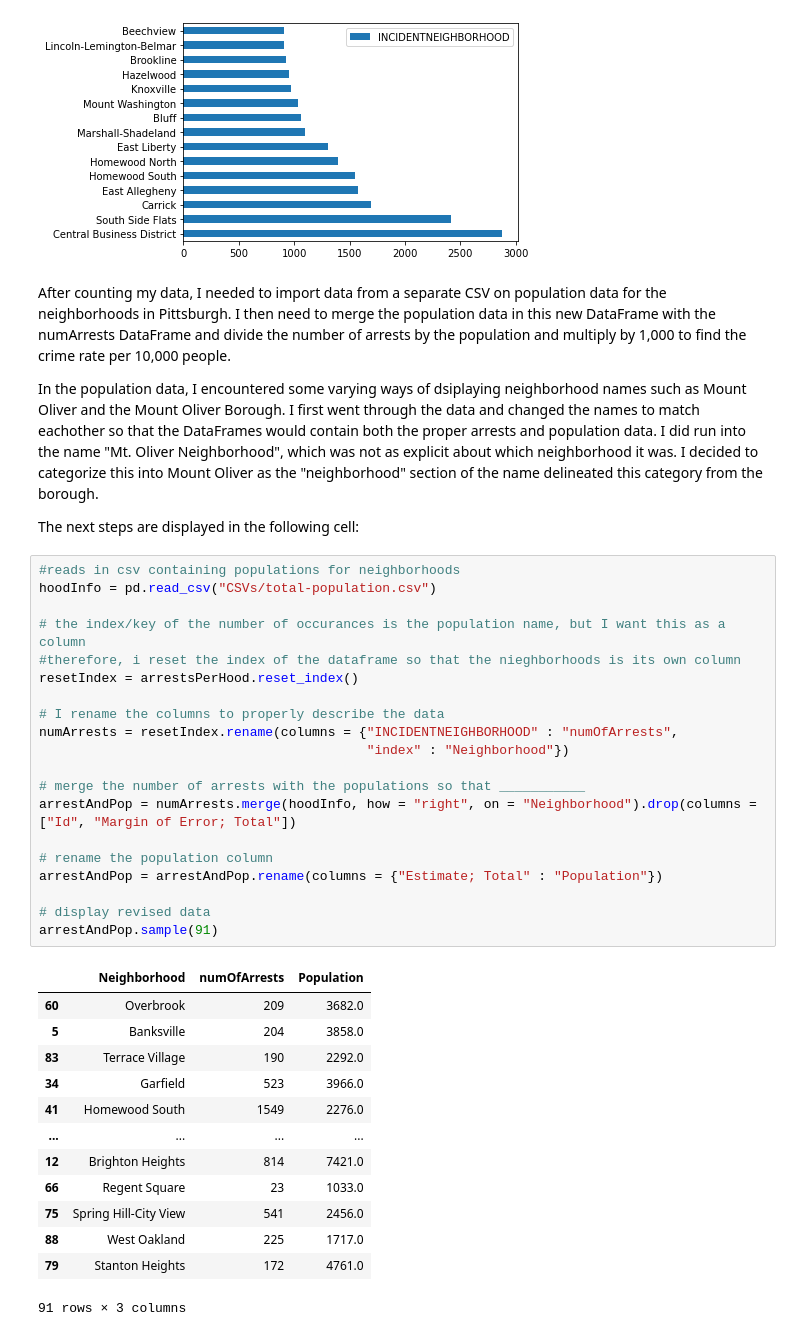
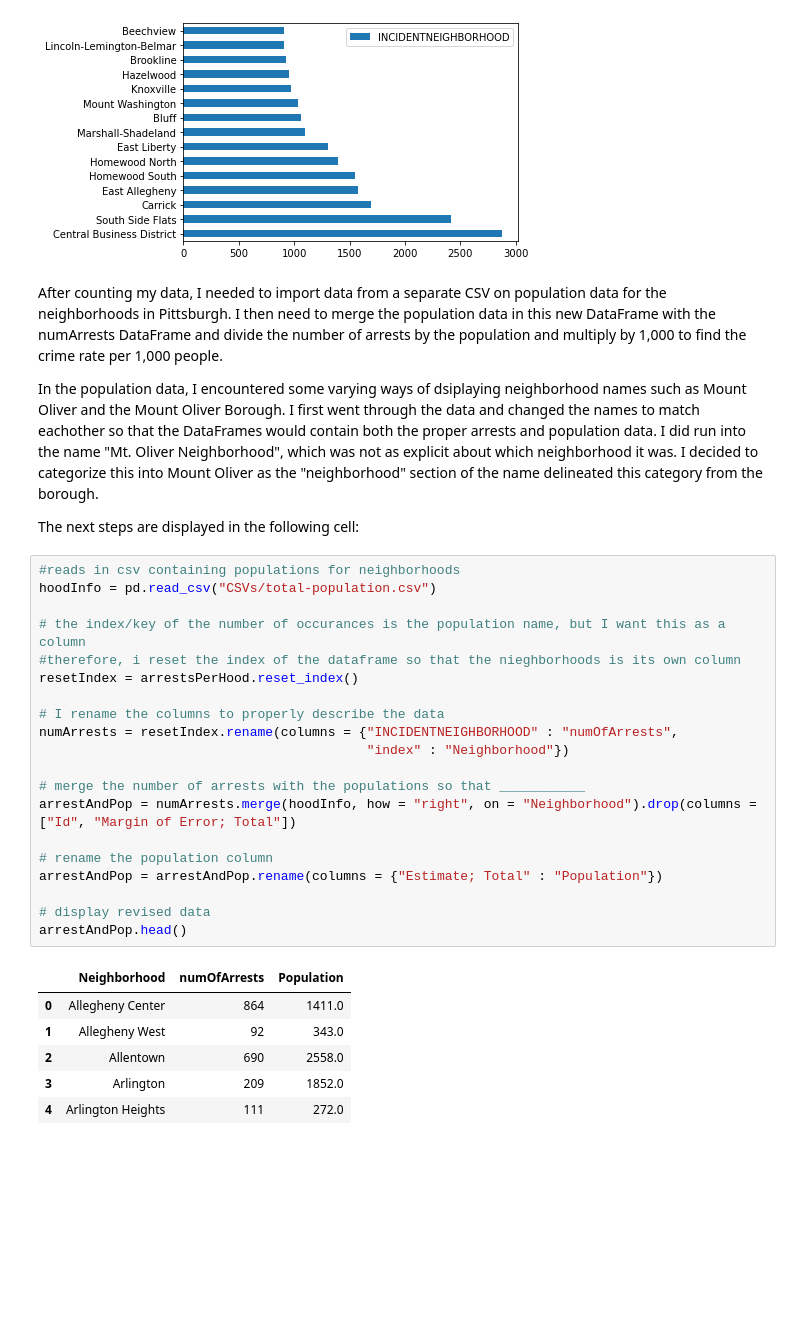
Before and after one commit to songxingyu1118/CMPINF10_Final_Project, a Jupyter notebook: Jonah's-Work.ipynb, the cells around one changed output. Drawn from its saved outputs; the diff is of its cells as text; blank space fills up the shorter version.

```diff
--- a/Jonah's-Work.ipynb
+++ b/Jonah's-Work.ipynb
@@ -23,7 +23,7 @@ arrestsPerHood.head(15).plot.barh()
 <AxesSubplot:>
 [figure]
 # %% [markdown]
-After counting my data, I needed to import data from a separate CSV on population data for the neighborhoods in Pittsburgh. I then need to merge the population data in this new DataFrame with the numArrests DataFrame and divide the number of arrests by the population and multiply by 1,000 to find the crime rate per 10,000 people.
+After counting my data, I needed to import data from a separate CSV on population data for the neighborhoods in Pittsburgh. I then need to merge the population data in this new DataFrame with the numArrests DataFrame and divide the number of arrests by the population and multiply by 1,000 to find the crime rate per 1,000 people.
 
 In the population data, I encountered some varying ways of dsiplaying neighborhood names such as Mount Oliver and the Mount Oliver Borough. I first went through the data and changed the names to match eachother so that the DataFrames would contain both the proper arrests and population data. I did run into the name "Mt. Oliver Neighborhood", which was not as explicit about which neighborhood it was. I decided to categorize this into Mount Oliver as the "neighborhood" section of the name delineated this category from the borough.
 
@@ -31,35 +31,28 @@ The next steps are displayed in the following cell:
 # %%
 #reads in csv containing populations for neighborhoods
 hoodInfo = pd.read_csv("CSVs/total-population.csv")
 
 # the index/key of the number of occurances is the population name, but I want this as a column
 #therefore, i reset the index of the dataframe so that the nieghborhoods is its own column
 resetIndex = arrestsPerHood.reset_index()
 
 # I rename the columns to properly describe the data
 numArrests = resetIndex.rename(columns = {"INCIDENTNEIGHBORHOOD" : "numOfArrests",
                                           "index" : "Neighborhood"})
 
 # merge the number of arrests with the populations so that ___________
 arrestAndPop = numArrests.merge(hoodInfo, how = "right", on = "Neighborhood").drop(columns = ["Id", "Margin of Error; Total"])
 
 # rename the population column
 arrestAndPop = arrestAndPop.rename(columns = {"Estimate; Total" : "Population"})
 
 # display revised data
-arrestAndPop.sample(91)
+arrestAndPop.head()
 # %% [output]
 |  | Neighborhood | numOfArrests | Population |
-| 60 | Overbrook | 209 | 3682.0 |
-| 5 | Banksville | 204 | 3858.0 |
-| 83 | Terrace Village | 190 | 2292.0 |
-| 34 | Garfield | 523 | 3966.0 |
-| 41 | Homewood South | 1549 | 2276.0 |
-| ... | ... | ... | ... |
-| 12 | Brighton Heights | 814 | 7421.0 |
-| 66 | Regent Square | 23 | 1033.0 |
-| 75 | Spring Hill-City View | 541 | 2456.0 |
-| 88 | West Oakland | 225 | 1717.0 |
-| 79 | Stanton Heights | 172 | 4761.0 |
+| 0 | Allegheny Center | 864 | 1411.0 |
+| 1 | Allegheny West | 92 | 343.0 |
+| 2 | Allentown | 690 | 2558.0 |
+| 3 | Arlington | 209 | 1852.0 |
+| 4 | Arlington Heights | 111 | 272.0 |
-91 rows × 3 columns
 # %% [markdown]
```
Also changed, not shown: parts of 6 cells of this notebook, 2 other files.
